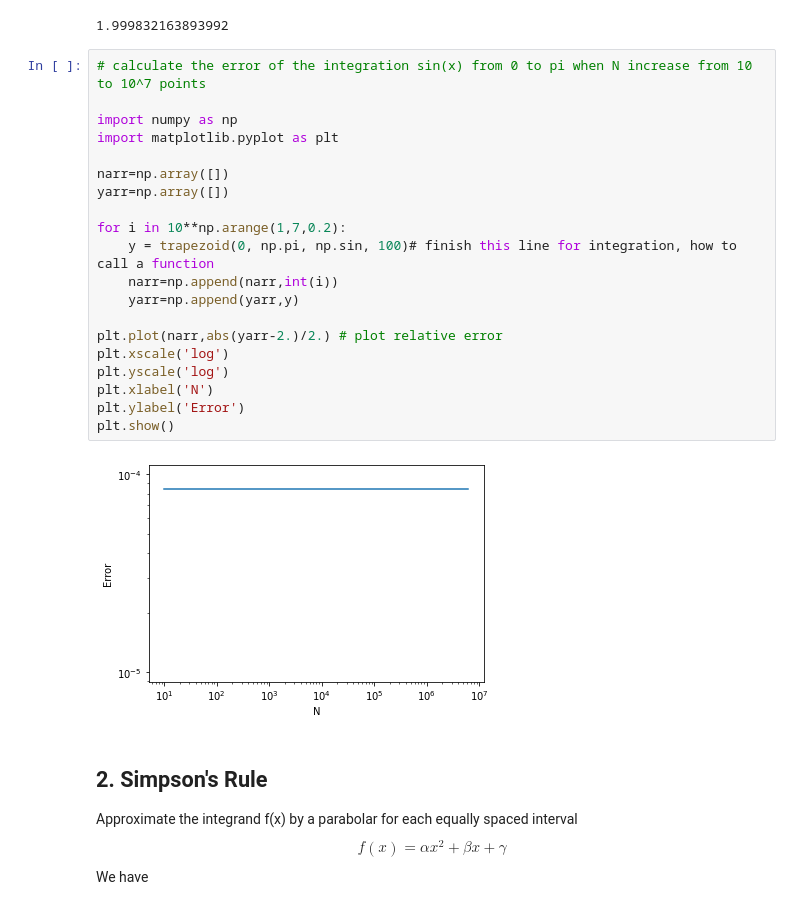
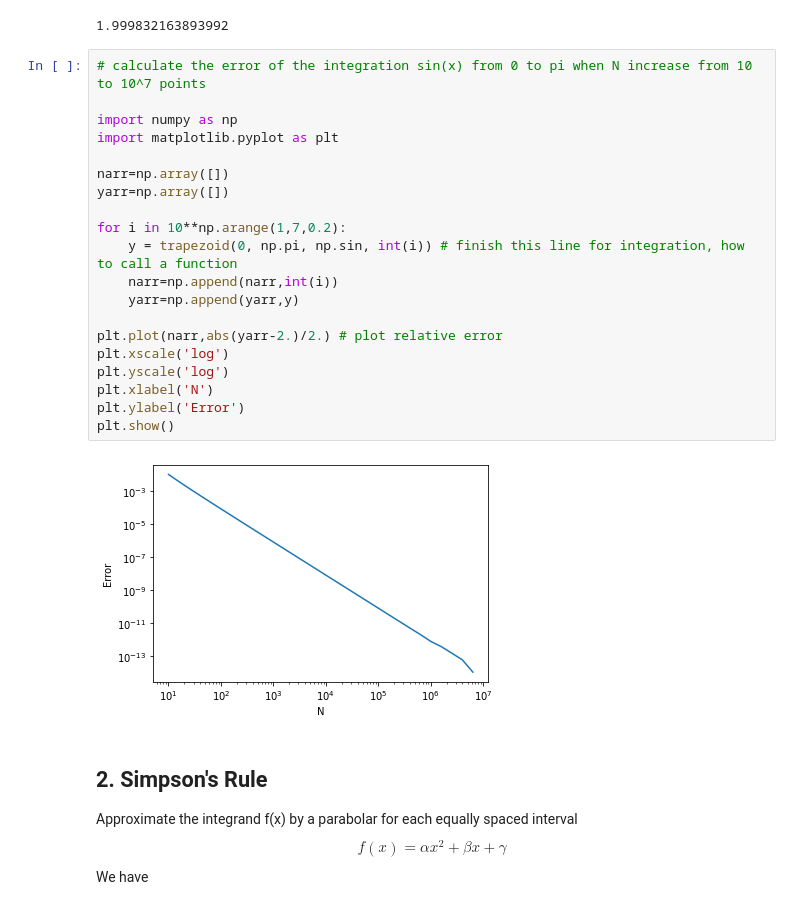
Before and after one commit to cjules0609/computational-physics-class-404-604-Spring-2024, a Jupyter notebook: Lect4.ipynb, the cells around one changed output. Drawn from its saved outputs; the diff is of its cells as text.

```diff
--- a/Lect4.ipynb
+++ b/Lect4.ipynb
@@ -342,25 +342,25 @@ print(trapezoid(0,np.pi,np.sin,100))
 # %%
 # calculate the error of the integration sin(x) from 0 to pi when N increase from 10 to 10^7 points
 
 import numpy as np
 import matplotlib.pyplot as plt
 
 narr=np.array([])
 yarr=np.array([])
 
 for i in 10**np.arange(1,7,0.2):
-    y = trapezoid(0, np.pi, np.sin, 100)# finish this line for integration, how to call a function
+    y = trapezoid(0, np.pi, np.sin, int(i)) # finish this line for integration, how to call a function
     narr=np.append(narr,int(i))
     yarr=np.append(yarr,y)
 
 plt.plot(narr,abs(yarr-2.)/2.) # plot relative error
 plt.xscale('log')
 plt.yscale('log')
 plt.xlabel('N')
 plt.ylabel('Error')
 plt.show()
 # %% [output]
-[figure, old version]
+[figure, new version]
 # %% [markdown]
 ## 2. Simpson's Rule
 
```
Also changed, not shown: parts of 2 cells of this notebook.
